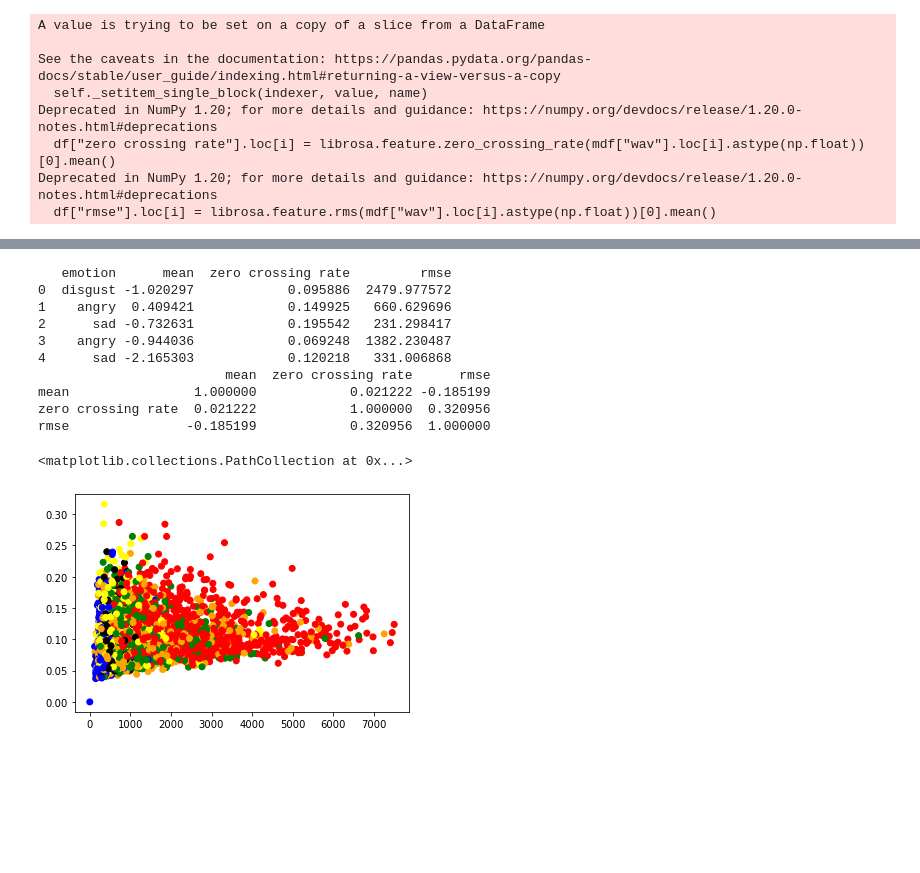
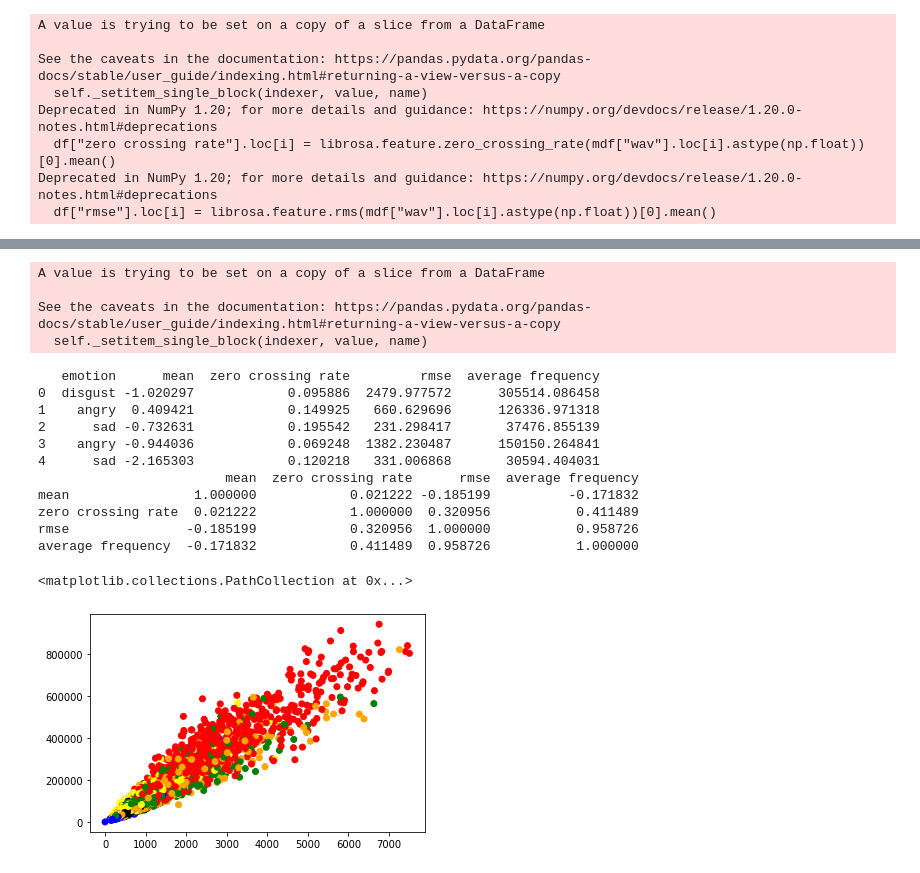
Before and after one commit to dsb298/speech_recognition, a Jupyter notebook: project.ipynb, the cells around one changed output, grey strips where cells are left out. Cells and saved outputs as stored; diff of their text form; code cells hidden in the pictures; blank space fills up the shorter version.

```diff
--- a/project.ipynb
+++ b/project.ipynb
@@ -81,18 +105,31 @@ Deprecated in NumPy 1.20; for more details and guidance: https://numpy.org/devdo
+# %%
+# frequency domain data
+
+df["average frequency"]=0
+
+for i in range(0, len(df)):
+    df["average frequency"].loc[i] = abs(np.fft.fft(mdf["wav"].loc[i])).mean()
+# %% [output]
+A value is trying to be set on a copy of a slice from a DataFrame
+
+See the caveats in the documentation: https://pandas.pydata.org/pandas-docs/stable/user_guide/indexing.html#returning-a-view-versus-a-copy
+  self._setitem_single_block(indexer, value, name)
 # %%
 print(df.head())
 print(df.corr())
 colors = {"sad":"blue", "angry":"red", "disgust":"yellow", "fear":"orange", "happy":"green", "neutral":"black"}
-plt.scatter(np.abs(df["rmse"]), df["zero crossing rate"], c=df["emotion"].map(colors))
+plt.scatter(np.abs(df["rmse"]), df["average frequency"], c=df["emotion"].map(colors))
 # %% [output]
-   emotion      mean  zero crossing rate         rmse
-0  disgust -1.020297            0.095886  2479.977572
-1    angry  0.409421            0.149925   660.629696
-2      sad -0.732631            0.195542   231.298417
-3    angry -0.944036            0.069248  1382.230487
-4      sad -2.165303            0.120218   331.006868
-                        mean  zero crossing rate      rmse
-mean                1.000000            0.021222 -0.185199
-zero crossing rate  0.021222            1.000000  0.320956
-rmse               -0.185199            0.320956  1.000000
+   emotion      mean  zero crossing rate         rmse  average frequency
+0  disgust -1.020297            0.095886  2479.977572      305514.086458
+1    angry  0.409421            0.149925   660.629696      126336.971318
+2      sad -0.732631            0.195542   231.298417       37476.855139
+3    angry -0.944036            0.069248  1382.230487      150150.264841
+4      sad -2.165303            0.120218   331.006868       30594.404031
+                        mean  zero crossing rate      rmse  average frequency
+mean                1.000000            0.021222 -0.185199          -0.171832
+zero crossing rate  0.021222            1.000000  0.320956           0.411489
+rmse               -0.185199            0.320956  1.000000           0.958726
+average frequency  -0.171832            0.411489  0.958726           1.000000
 <matplotlib.collections.PathCollection at 0x...>
-[figure, old version]
+[figure, new version]
```
Also changed, not shown: parts of 2 cells of this notebook.
